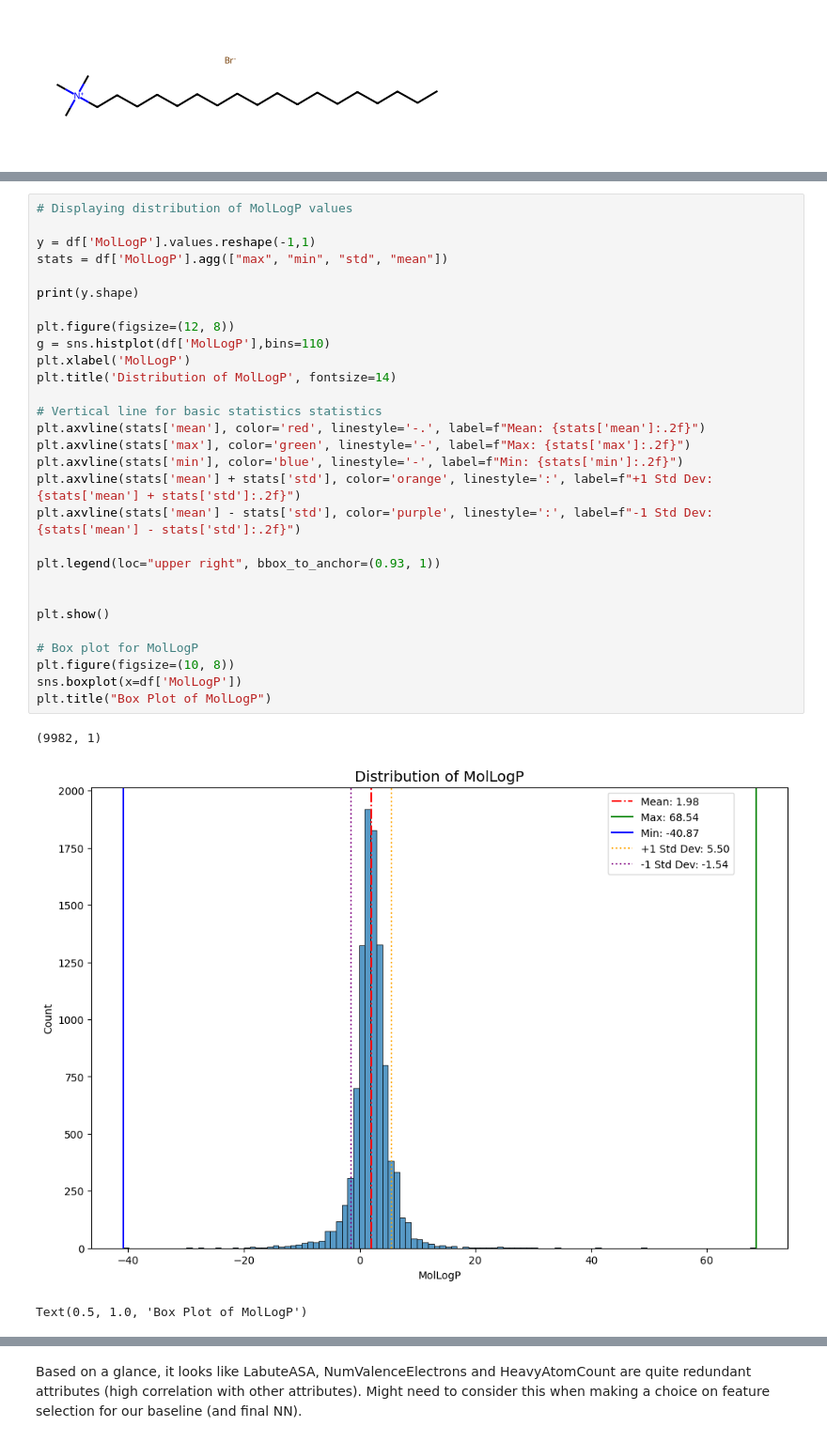
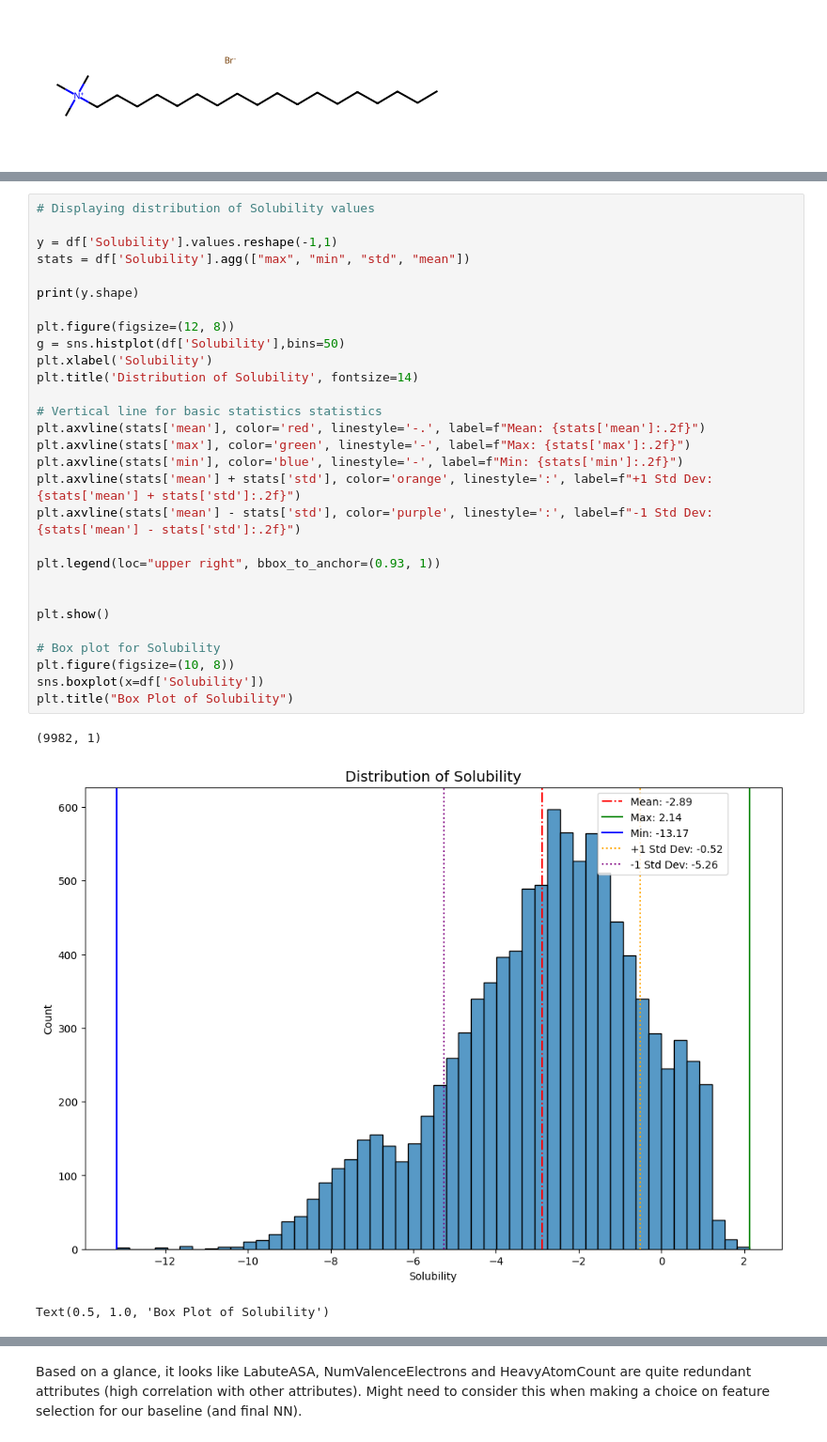
Before and after one commit to RaiyannJ/BioSolveAI, a Jupyter notebook: EDA.ipynb, the cells around one changed output, grey strips where cells are left out. Shown at 94% size. Cells and saved outputs as stored; diff of their text form.

Commit message:
Fixed EDA for Solubility

```diff
--- a/EDA.ipynb
+++ b/EDA.ipynb
@@ -127,35 +127,35 @@ df[['mol']].head()
 | 3 | <rdkit.Chem.rdchem.Mol object at ... |
 | 4 | <rdkit.Chem.rdchem.Mol object at ... |
 # %%
-# Displaying distribution of MolLogP values
+# Displaying distribution of Solubility values
 
-y = df['MolLogP'].values.reshape(-1,1)
-stats = df['MolLogP'].agg(["max", "min", "std", "mean"])
+y = df['Solubility'].values.reshape(-1,1)
+stats = df['Solubility'].agg(["max", "min", "std", "mean"])
 
 print(y.shape)
 
 plt.figure(figsize=(12, 8))
-g = sns.histplot(df['MolLogP'],bins=110)
-plt.xlabel('MolLogP')
-plt.title('Distribution of MolLogP', fontsize=14)
+g = sns.histplot(df['Solubility'],bins=50)
+plt.xlabel('Solubility')
+plt.title('Distribution of Solubility', fontsize=14)
 
 # Vertical line for basic statistics statistics
 plt.axvline(stats['mean'], color='red', linestyle='-.', label=f"Mean: {stats['mean']:.2f}")
 plt.axvline(stats['max'], color='green', linestyle='-', label=f"Max: {stats['max']:.2f}")
 plt.axvline(stats['min'], color='blue', linestyle='-', label=f"Min: {stats['min']:.2f}")
 plt.axvline(stats['mean'] + stats['std'], color='orange', linestyle=':', label=f"+1 Std Dev: {stats['mean'] + stats['std']:.2f}")
 plt.axvline(stats['mean'] - stats['std'], color='purple', linestyle=':', label=f"-1 Std Dev: {stats['mean'] - stats['std']:.2f}")
 
 plt.legend(loc="upper right", bbox_to_anchor=(0.93, 1))
 
 
 plt.show()
 
-# Box plot for MolLogP
+# Box plot for Solubility
 plt.figure(figsize=(10, 8))
-sns.boxplot(x=df['MolLogP'])
-plt.title("Box Plot of MolLogP")
+sns.boxplot(x=df['Solubility'])
+plt.title("Box Plot of Solubility")
 # %% [output]
 (9982, 1)
-[figure, old version]
+[figure, new version]
-Text(0.5, 1.0, 'Box Plot of MolLogP')
+Text(0.5, 1.0, 'Box Plot of Solubility')
```
Also changed, not shown: parts of 9 cells of this notebook.
